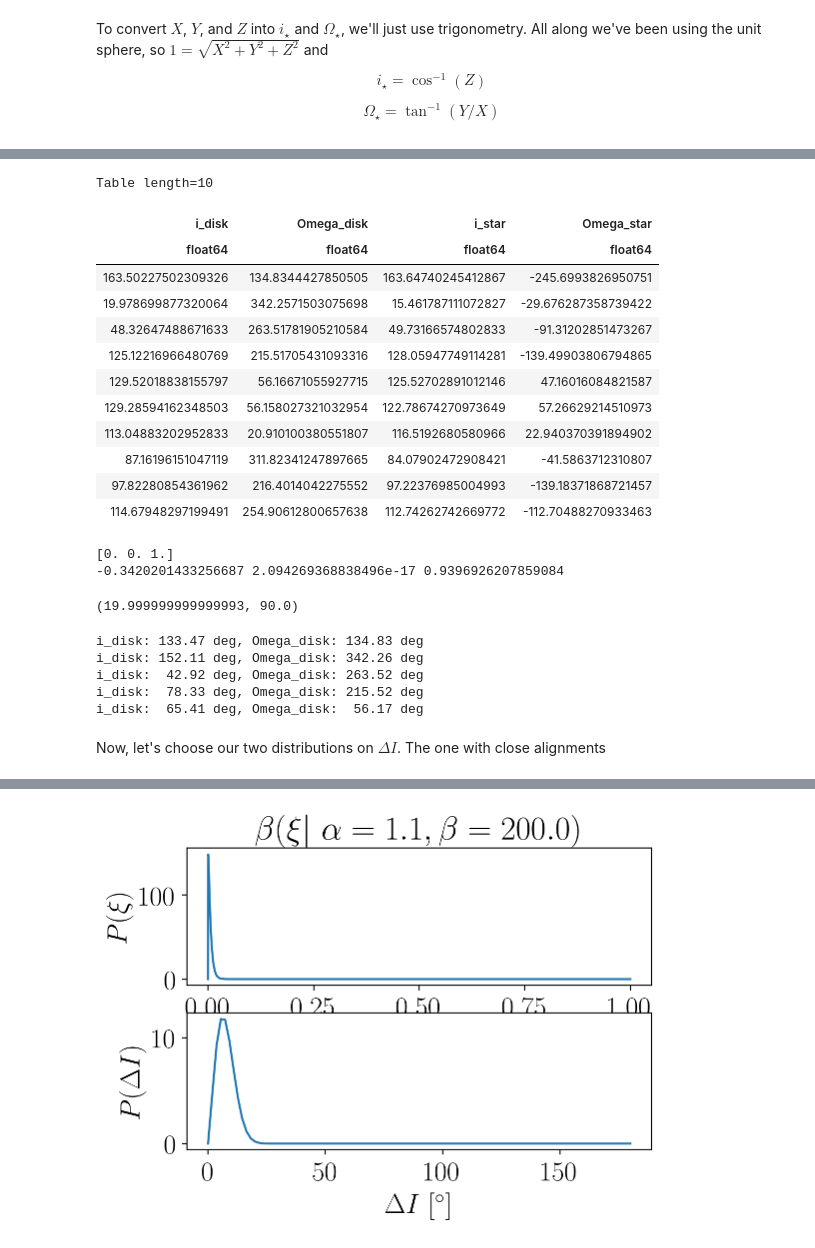
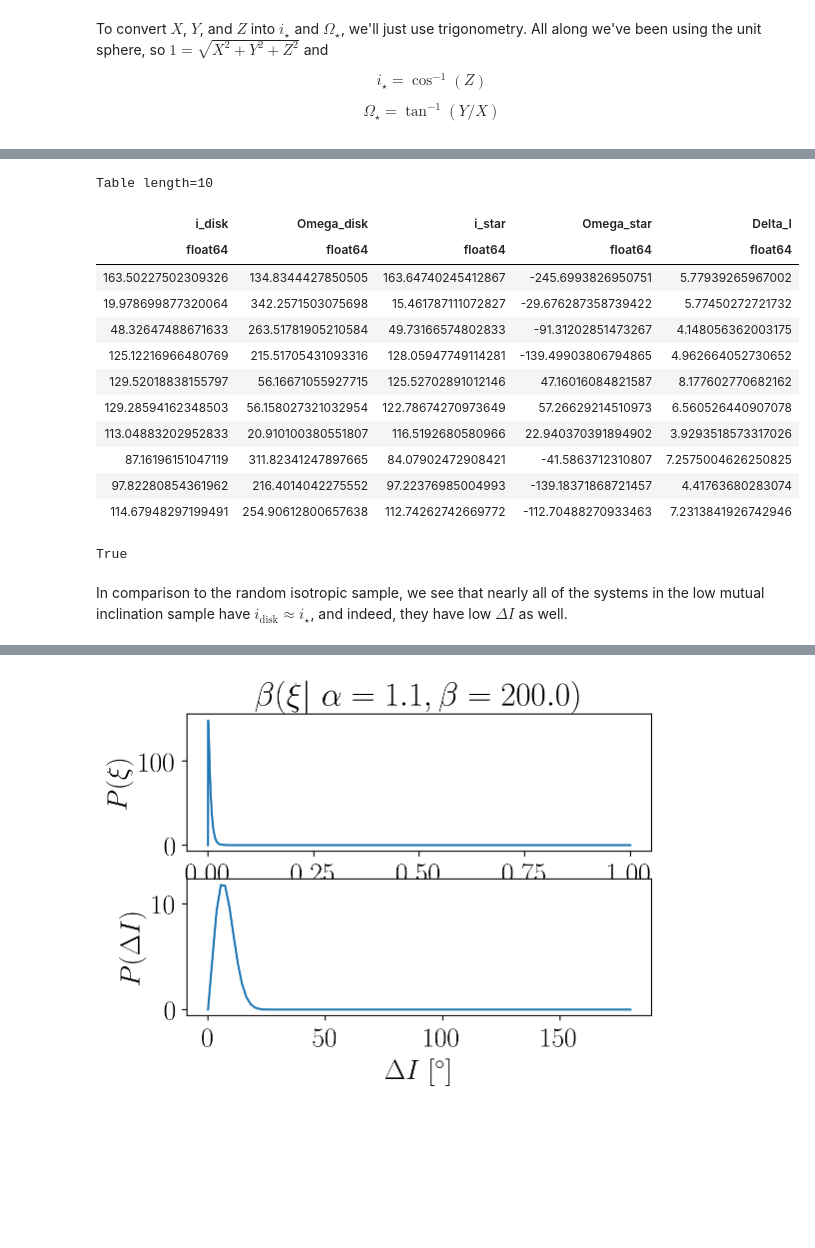
Before and after one commit to iancze/hierarchical-mutual-inclinations, a Jupyter notebook: MutualInclinations.ipynb, the cells around one changed output, grey strips where cells are left out. Cells and saved outputs as stored; diff of their text form; code cells hidden in the pictures; blank space fills up the shorter version.

Commit message:
making some progress on mutual inclination prior.

```diff
--- a/MutualInclinations.ipynb
+++ b/MutualInclinations.ipynb
@@ -364,0 +357,11 @@ Omega_star_isos = 2 * np.pi * U / deg # azimuth
+# %%
+def calc_Delta_I(i_disk, Omega_disk, i_star, Omega_star):
+    '''
+    Calculate the mutual inclination between two planes. Assumes all inputs in degrees.
+    '''
+
+    cosDI = np.cos(i_disk * deg) * np.cos(i_star * deg) + \
+        np.sin(i_disk * deg) * np.sin(i_star * deg) * np.cos((Omega_disk - Omega_star) * deg)
+    DI = np.arccos(cosDI)/deg
+
+    return DI
@@ -592,6 +620,6 @@ Let's generate a bunch of random orbits!
 # %%
-i_stars = np.empty(N_systems, np.float64) # degrees
-Omega_stars = np.empty(N_systems, np.float64) # degrees
+i_stars_low = np.empty(N_systems, np.float64) # degrees
+Omega_stars_low = np.empty(N_systems, np.float64) # degrees
 
 for i in range(N_systems):
-    i_stars[i], Omega_stars[i] = get_binary_parameters(i_disks[i], Omega_disks[i], thetas[i], phis[i]);
+    i_stars_low[i], Omega_stars_low[i] = get_binary_parameters(i_disks[i], Omega_disks[i], thetas[i], phis[i]);
@@ -601,3 +626,6 @@ from astropy.table import Table
+# %%
+DIs_low = calc_Delta_I(i_disks, Omega_disks, i_stars_low, Omega_stars_low)
 # %%
 # compute the mutual inclination of these too, and add it as a column
-iso_sample = Table([i_disks, Omega_disks, i_stars, Omega_stars], names=["i_disk", "Omega_disk", "i_star", "Omega_star"])
+low_sample = Table([i_disks, Omega_disks, i_stars_low, Omega_stars_low, DIs_low], \
+                   names=["i_disk", "Omega_disk", "i_star", "Omega_star", "Delta_I"])
@@ -609,33 +632,23 @@ def calc_Delta_I(i_disk, Omega_disk, i_star, Omega_star):
-# %%
-iso_sample
-# %% [output]
-Table length=10
-| i_disk | Omega_disk | i_star | Omega_star |
-| float64 | float64 | float64 | float64 |
-| 163.50227502309326 | 134.8344427850505 | 163.64740245412867 | -245.6993826950751 |
-| 19.978699877320064 | 342.2571503075698 | 15.461787111072827 | -29.676287358739422 |
-| 48.32647488671633 | 263.51781905210584 | 49.73166574802833 | -91.31202851473267 |
-| 125.12216966480769 | 215.51705431093316 | 128.05947749114281 | -139.49903806794865 |
-| 129.52018838155797 | 56.16671055927715 | 125.52702891012146 | 47.16016084821587 |
-| 129.28594162348503 | 56.158027321032954 | 122.78674270973649 | 57.26629214510973 |
-| 113.04883202952833 | 20.910100380551807 | 116.5192680580966 | 22.940370391894902 |
-| 87.16196151047119 | 311.82341247897665 | 84.07902472908421 | -41.5863712310807 |
-| 97.82280854361962 | 216.4014042275552 | 97.22376985004993 | -139.18371868721457 |
-| 114.67948297199491 | 254.90612800657638 | 112.74262742669772 | -112.70488270933463 |
-# %%
-get_binary_parameters(20.0, 90.0, 0.0, 0.0)
-# %% [output]
-[0. 0. 1.]
--0.3420201433256687 2.094269368838496e-17 0.9396926207859084
-(19.999999999999993, 90.0)
-# %%
-for pair in zip(i_disk, Omega_disk):
-    print("i_disk: {:>6.2f} deg, Omega_disk: {:>6.2f} deg".format(*pair))
-# %% [output]
-i_disk: 133.47 deg, Omega_disk: 134.83 deg
-i_disk: 152.11 deg, Omega_disk: 342.26 deg
-i_disk:  42.92 deg, Omega_disk: 263.52 deg
-i_disk:  78.33 deg, Omega_disk: 215.52 deg
-i_disk:  65.41 deg, Omega_disk:  56.17 deg
-# %% [markdown]
-Now, let's choose our two distributions on $\Delta I$. The one with close alignments
+# %%
+low_sample
+# %% [output]
+Table length=10
+| i_disk | Omega_disk | i_star | Omega_star | Delta_I |
+| float64 | float64 | float64 | float64 | float64 |
+| 163.50227502309326 | 134.8344427850505 | 163.64740245412867 | -245.6993826950751 | 5.77939265967002 |
+| 19.978699877320064 | 342.2571503075698 | 15.461787111072827 | -29.676287358739422 | 5.77450272721732 |
+| 48.32647488671633 | 263.51781905210584 | 49.73166574802833 | -91.31202851473267 | 4.148056362003175 |
+| 125.12216966480769 | 215.51705431093316 | 128.05947749114281 | -139.49903806794865 | 4.962664052730652 |
+| 129.52018838155797 | 56.16671055927715 | 125.52702891012146 | 47.16016084821587 | 8.177602770682162 |
+| 129.28594162348503 | 56.158027321032954 | 122.78674270973649 | 57.26629214510973 | 6.560526440907078 |
+| 113.04883202952833 | 20.910100380551807 | 116.5192680580966 | 22.940370391894902 | 3.9293518573317026 |
+| 87.16196151047119 | 311.82341247897665 | 84.07902472908421 | -41.5863712310807 | 7.2575004626250825 |
+| 97.82280854361962 | 216.4014042275552 | 97.22376985004993 | -139.18371868721457 | 4.41763680283074 |
+| 114.67948297199491 | 254.90612800657638 | 112.74262742669772 | -112.70488270933463 | 7.2313841926742946 |
+# %%
+# just to check we've done everything correctly with the right mutual inclinations
+np.allclose(thetas, low_sample["Delta_I"])
+# %% [output]
+True
+# %% [markdown]
+In comparison to the random isotropic sample, we see that nearly all of the systems in the low mutual inclination sample have $i_\mathrm{disk} \approx i_\star$, and indeed, they have low $\Delta I$ as well.
```
Also changed, not shown: parts of 15 cells of this notebook, 1 other file.
